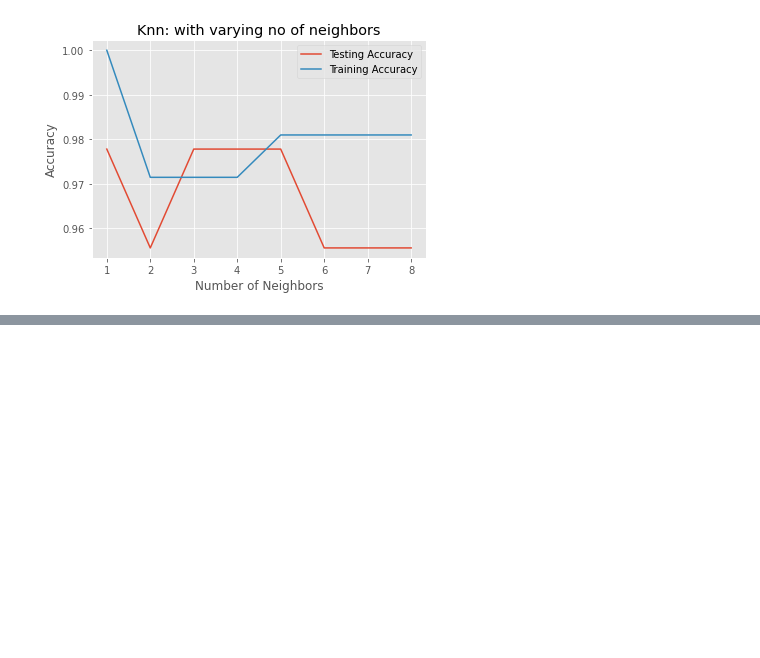
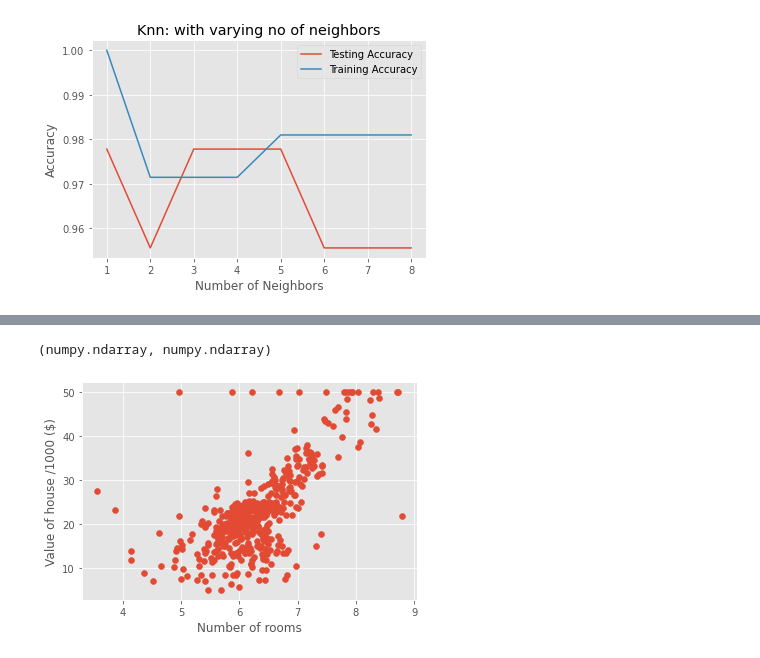
Before and after one commit to yamlakyam/ML-Sklean, a Jupyter notebook: ML with scikit-learn.ipynb, the cells around one changed output, grey strips where cells are left out. Drawn from its saved outputs; the diff is of its cells as text; code cells hidden in the pictures; blank space fills up the shorter version.

```diff
--- a/ML with scikit-learn.ipynb
+++ b/ML with scikit-learn.ipynb
@@ -130,0 +135,3 @@ plt.plot()
+# %%
+boston = datasets.load_boston()
+type(boston)
@@ -130,0 +140,3 @@ plt.plot()
+# %%
+X = boston.data
+y = boston.target
@@ -130,0 +161,17 @@ plt.plot()
+# %%
+#Trying to predict from the one feature(RM column)
+X_rooms = X[:,5]
+# %%
+type(X_rooms), type(y)
+# %% [output]
+(numpy.ndarray, numpy.ndarray)
+# %%
+y = y.reshape(-1,1)
+X_rooms = X_rooms.reshape(-1,1)
+# %%
+plt.scatter(X_rooms, y)
+plt.ylabel('Value of house /1000 ($)')
+plt.xlabel('Number of rooms')
+plt.show()
+# %% [output]
+[figure, added]
```
Also changed, not shown: parts of 12 cells of this notebook.
